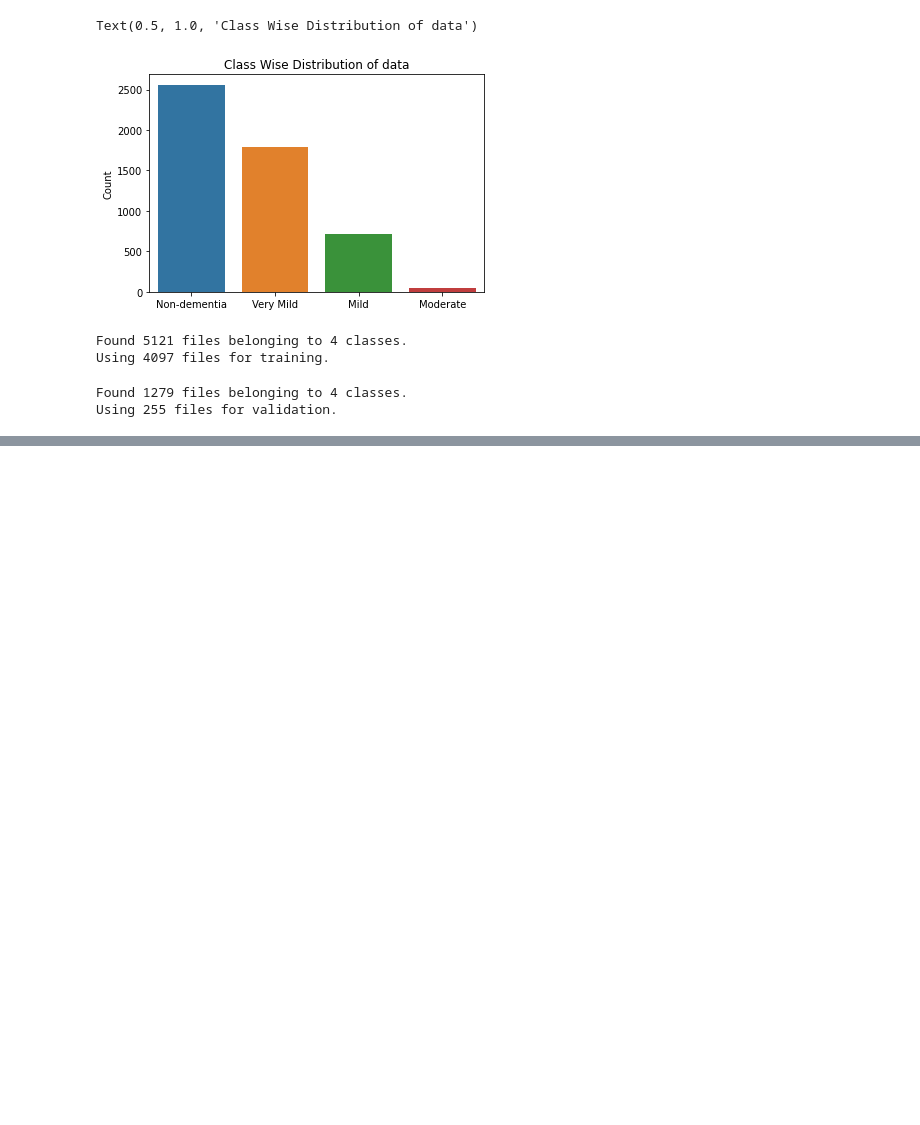
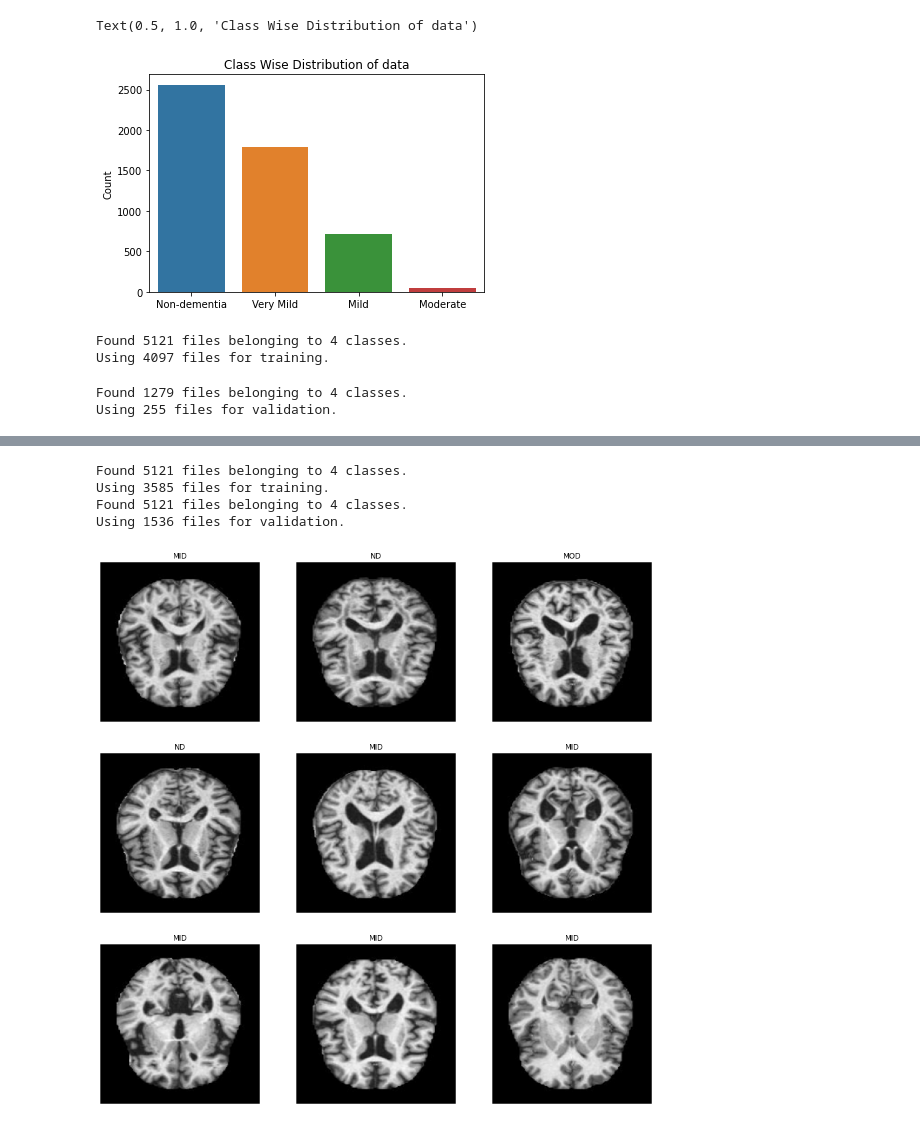
Before and after one commit to amritha-cloud/ADprediction, a Jupyter notebook: ADprediction-4.ipynb, the cells around one changed output, grey strips where cells are left out. Drawn from its saved outputs; the diff is of its cells as text; code cells hidden in the pictures; blank space fills up the shorter version.

```diff
--- a/ADprediction-4.ipynb
+++ b/ADprediction-4.ipynb
@@ -195,2 +199,41 @@ Test accuracy: 0.3803921639919281
 # %%
 model.save('alzheimer_cnn_model.h5')
+# %%
+train_loc = "/content/drive/MyDrive/Alzheimer_s Dataset-2/train"
+train_dataset = tf.keras.preprocessing.image_dataset_from_directory(
+    train_loc,
+    validation_split = 0.3,
+    subset="training",
+    image_size=(200, 200),
+    batch_size=32,
+    seed=42
+)
+
+valid_dataset = tf.keras.preprocessing.image_dataset_from_directory(
+    train_loc,
+    validation_split = 0.3,
+    subset="validation",
+    image_size=(200, 200),
+    batch_size=32,
+    seed=42
+)
+# %% [output]
+Found 5121 files belonging to 4 classes.
+Using 3585 files for training.
+Found 5121 files belonging to 4 classes.
+Using 1536 files for validation.
+# %%
+classes = ["ND", "VMID", "MID", "MOD"]
+
+train_dataset.class_names = classes
+valid_dataset.class_names = classes
+# %%
+plt.figure(figsize=(16, 16))
+for images, labels in train_dataset.take(1):
+    for i in range(9):
+        ax = plt.subplot(3, 3, i + 1)
+        plt.imshow(images[i].numpy().astype("uint8"))
+        plt.title(train_dataset.class_names[labels[i]])
+        plt.axis("off")
+# %% [output]
+[figure, added]
```
Also changed, not shown: parts of 11 cells of this notebook.
